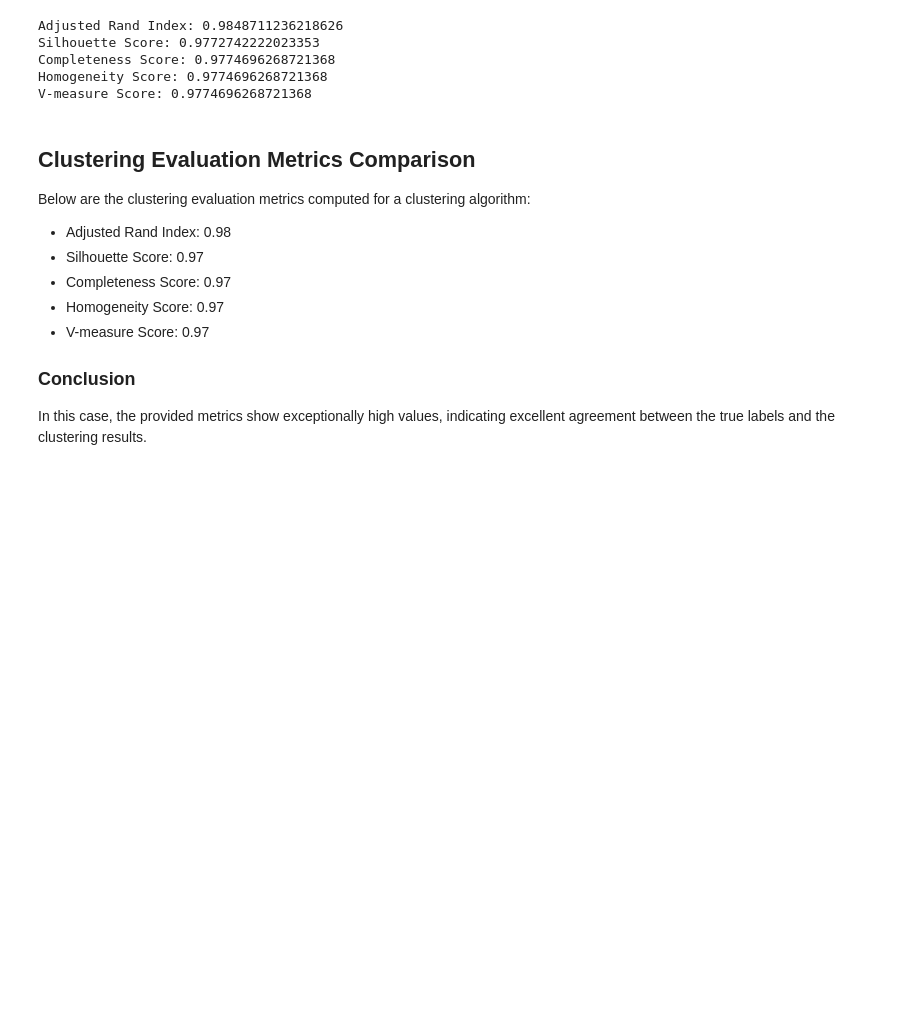
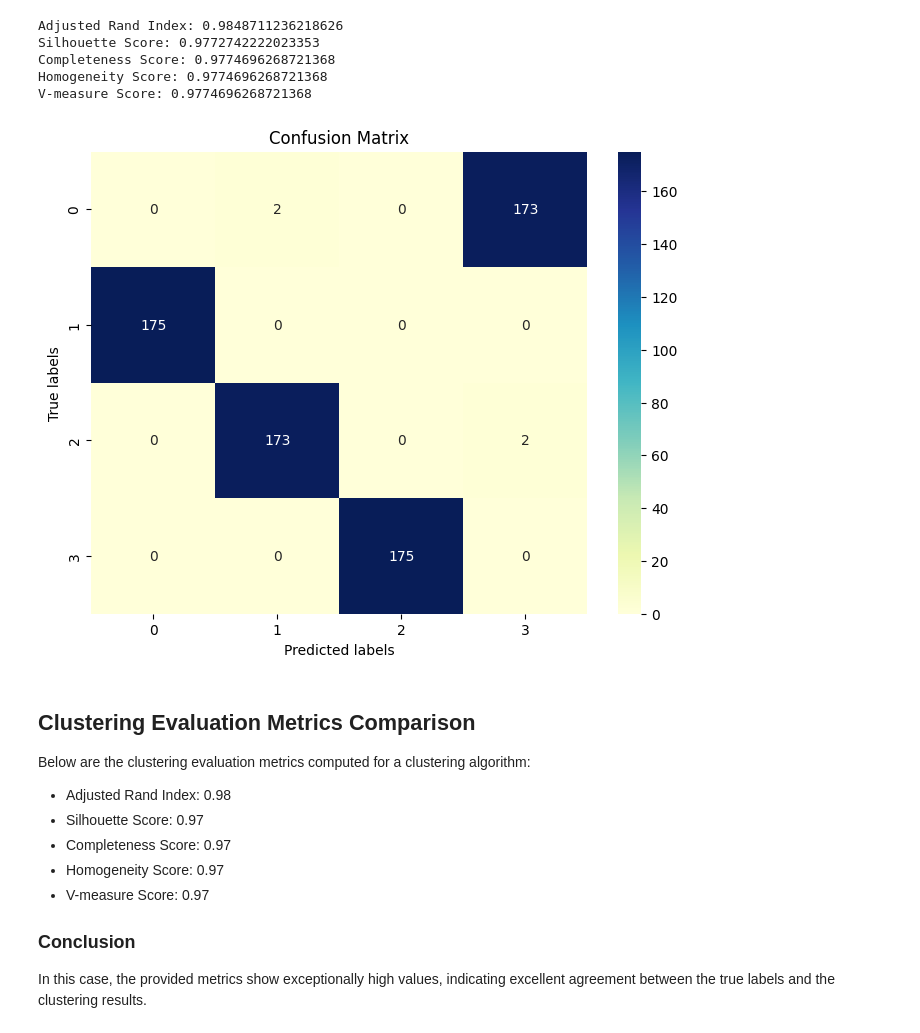
Before and after one commit to USFCA-CS663-Spring2024/kmeans-sureshselvadurai, a Jupyter notebook: Assignment 2 - Problem 1&2 - Clustering.ipynb, the cells around one changed output. Cells and saved outputs as stored; diff of their text form; code cells hidden in the pictures; blank space fills up the shorter version.

Commit message:
Kmeans implementation

```diff
--- a/Assignment 2 - Problem 1&2 - Clustering.ipynb
+++ b/Assignment 2 - Problem 1&2 - Clustering.ipynb
@@ -149,6 +149,10 @@ Silhouette Score: 0.9772742222023353
 Completeness Score: 0.9774696268721368
 Homogeneity Score: 0.9774696268721368
 V-measure Score: 0.9774696268721368
+# %%
+myKMeans.confusion_matrix(blob_labels)
+# %% [output]
+[figure, added]
 # %% [markdown]
 ## Clustering Evaluation Metrics Comparison
 
```
Also changed, not shown: parts of 5 cells of this notebook, 1 other file.
